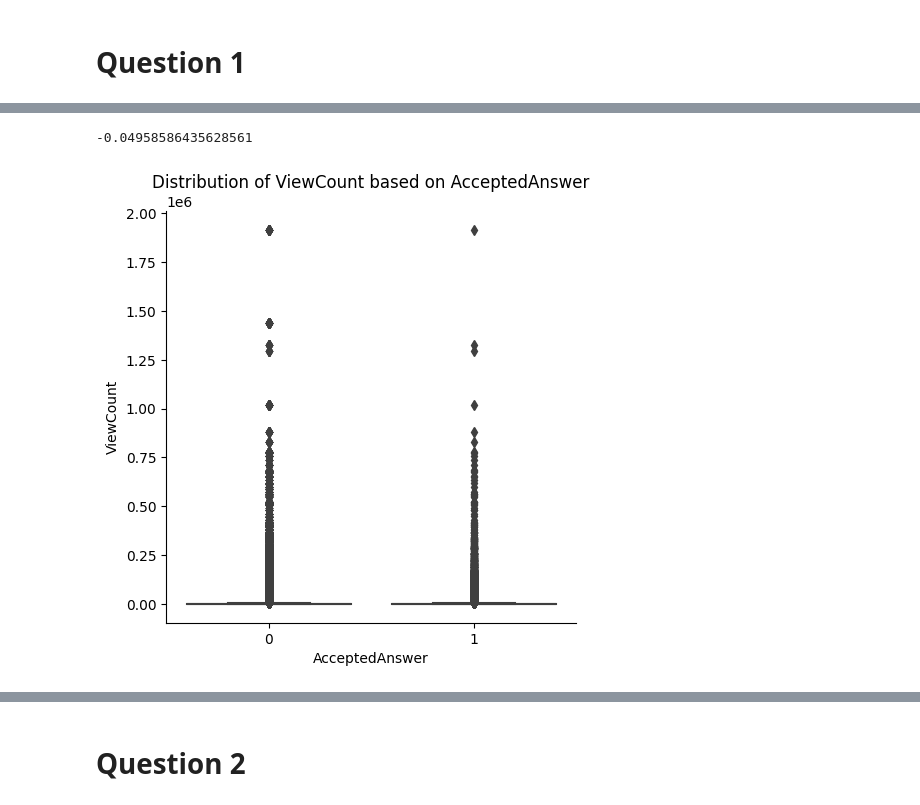
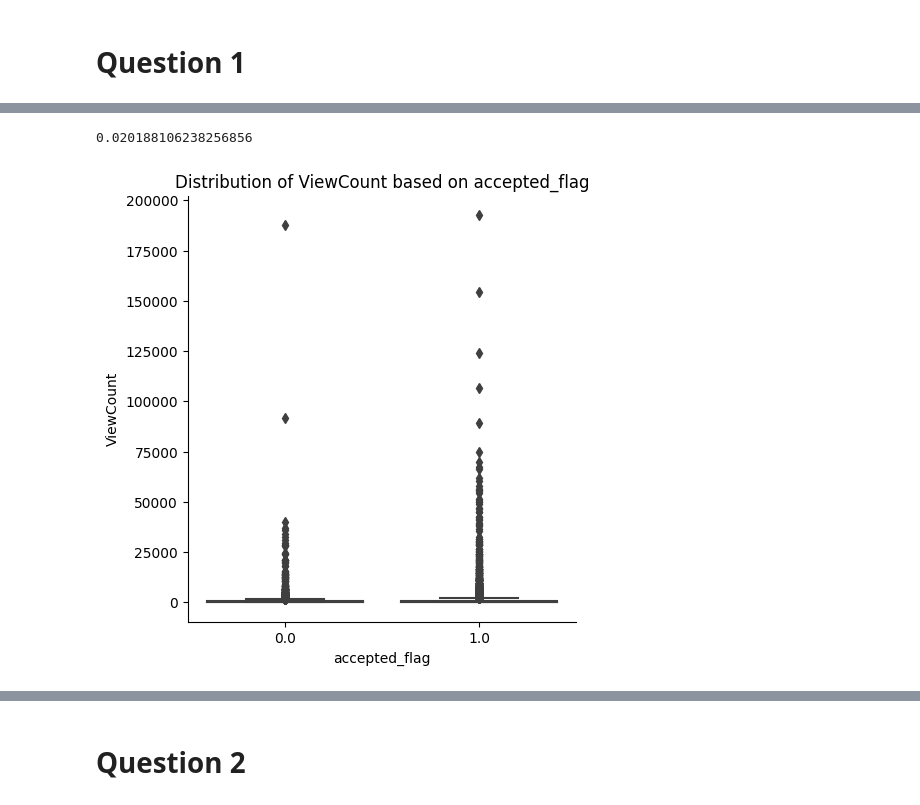
Before and after one commit to mostafa-ja/Data-Mining-fall-2023, a Jupyter notebook: Data_Mining2.ipynb, the cells around one changed output, grey strips where cells are left out. Saved outputs shown, nothing was run; the diff lists cells and outputs as text; code cells hidden in the pictures.

```diff
--- a/Data_Mining2.ipynb
+++ b/Data_Mining2.ipynb
@@ -119,0 +137,4 @@ merged_Q_A.head()
+# %%
+# Grouping by 'Id' and checking if 'accepted' has at least one value equal to 1
+accepted_flag = merged_Q_A.groupby('Id')['accepted'].any().astype(int)
+accepted_flag
@@ -120,18 +155,20 @@ merged_Q_A.head()
+# %%
+questions['accepted_flag'] = accepted_flag
 # %%
 # Calculating the correlation between 'Column1' and 'Column2'
-correlation = merged_Q_A['accepted'].corr(merged_Q_A['ViewCount'])
+correlation = questions['accepted_flag'].corr(questions['ViewCount'])
 correlation
 # %% [output]
--0.04958586435628561
+0.020188106238256856
 # %%
 # Using a categorical plot or boxplot to visualize 'ViewCount' based on 'accepted' values
-sns.catplot(x='accepted', y='ViewCount', data=merged_Q_A, kind='box')
-plt.title('Distribution of ViewCount based on AcceptedAnswer')
-plt.xlabel('AcceptedAnswer')
+sns.catplot(x='accepted_flag', y='ViewCount', data=questions, kind='box')
+plt.title('Distribution of ViewCount based on accepted_flag')
+plt.xlabel('accepted_flag')
 plt.ylabel('ViewCount')
 plt.show()
 # %% [output]
-[figure, old version]
+[figure, new version]
 # %%
 import seaborn as sns
 import matplotlib.pyplot as plt
```
Also changed, not shown: parts of 12 cells of this notebook.
